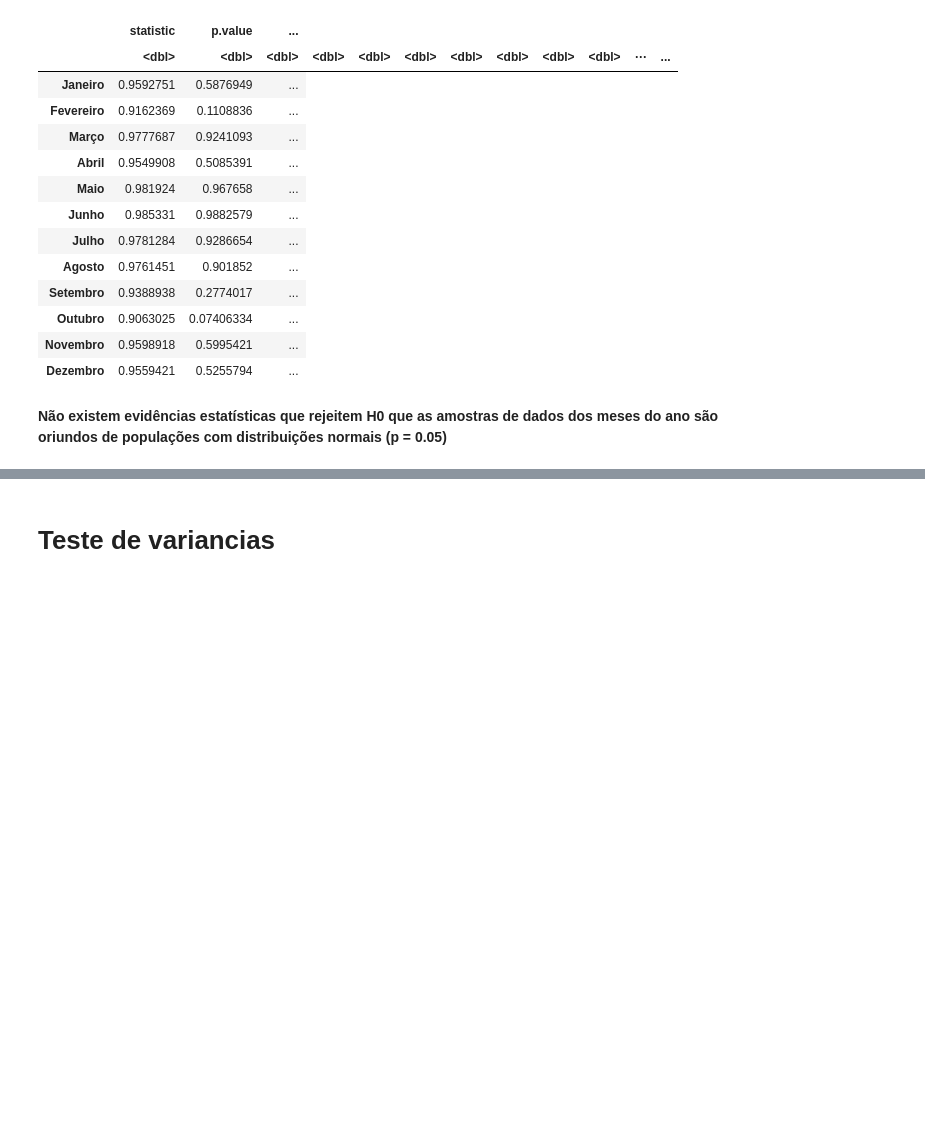
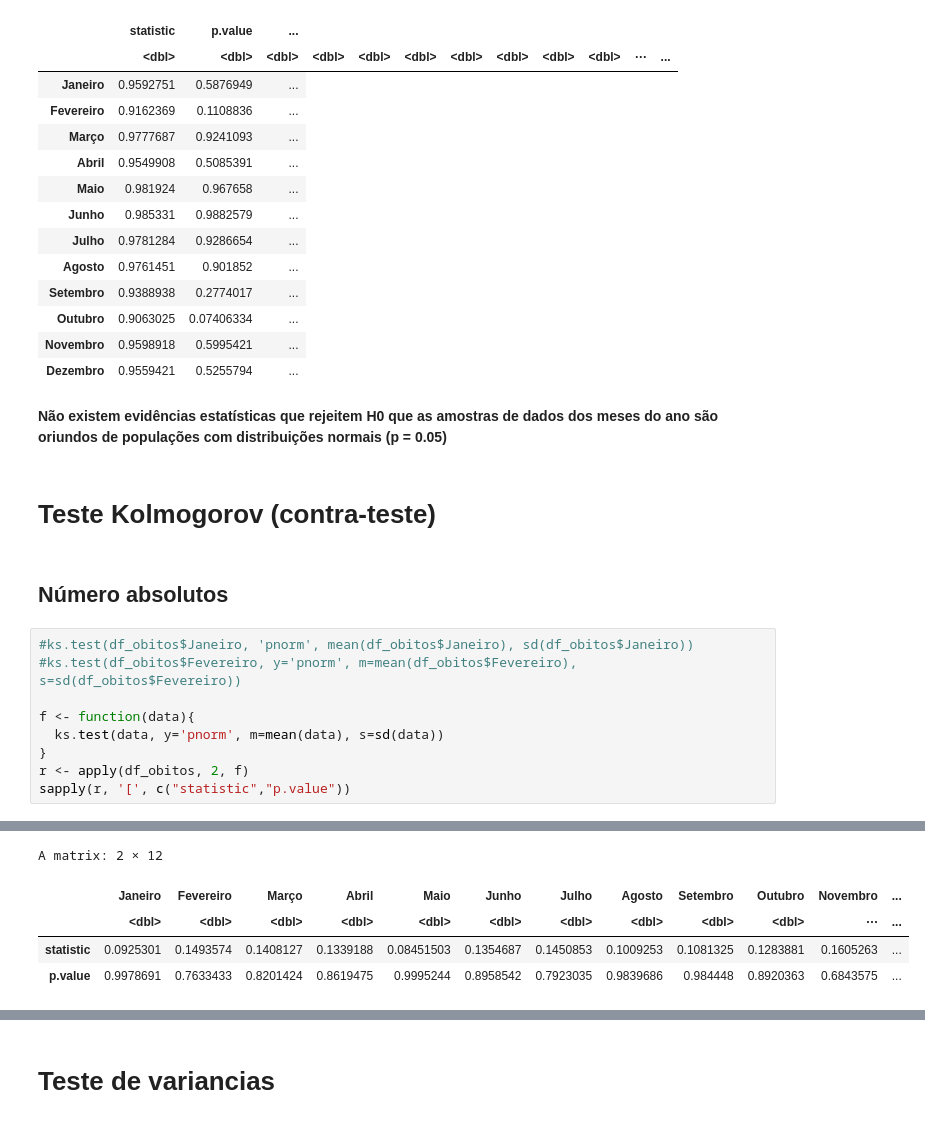
Before and after one commit to jamissonfreitas/IN1119, a Jupyter notebook: analise_mes_ano_testes.ipynb, the cells around one changed output, grey strips where cells are left out. Drawn from its saved outputs; the diff is of its cells as text; blank space fills up the shorter version.

```diff
--- a/analise_mes_ano_testes.ipynb
+++ b/analise_mes_ano_testes.ipynb
@@ -182,3 +193,17 @@ A matrix: 12 × 2
 | Dezembro | 0.9559421 | 0.5255794 | ... |
 # %% [markdown]
 **Não existem evidências estatísticas  que rejeitem H0 que as amostras de dados dos meses do ano são oriundos de populações com distribuições normais (p = 0.05)**
+# %% [markdown]
+# Teste Kolmogorov (contra-teste)
+# %% [markdown]
+## Número absolutos
+# %%
+#ks.test(df_obitos$Janeiro, 'pnorm', mean(df_obitos$Janeiro), sd(df_obitos$Janeiro))
+#ks.test(df_obitos$Fevereiro, y='pnorm', m=mean(df_obitos$Fevereiro), s=sd(df_obitos$Fevereiro))
+
+f <- function(data){
+  ks.test(data, y='pnorm', m=mean(data), s=sd(data))
+}
+r <- apply(df_obitos, 2, f)
+sapply(r, '[', c("statistic","p.value"))
+# %% [output]
@@ -184,0 +216,5 @@ A matrix: 12 × 2
+A matrix: 2 × 12
+|  | Janeiro | Fevereiro | Março | Abril | Maio | Junho | Julho | Agosto | Setembro | Outubro | Novembro | ... |
+|  | <dbl> | <dbl> | <dbl> | <dbl> | <dbl> | <dbl> | <dbl> | <dbl> | <dbl> | <dbl> | ⋯ | ... |
+| statistic | 0.0925301 | 0.1493574 | 0.1408127 | 0.1339188 | 0.08451503 | 0.1354687 | 0.1450853 | 0.1009253 | 0.1081325 | 0.1283881 | 0.1605263 | ... |
+| p.value | 0.9978691 | 0.7633433 | 0.8201424 | 0.8619475 | 0.9995244 | 0.8958542 | 0.7923035 | 0.9839686 | 0.984448 | 0.8920363 | 0.6843575 | ... |
```
Also changed, not shown: parts of 19 cells of this notebook.
